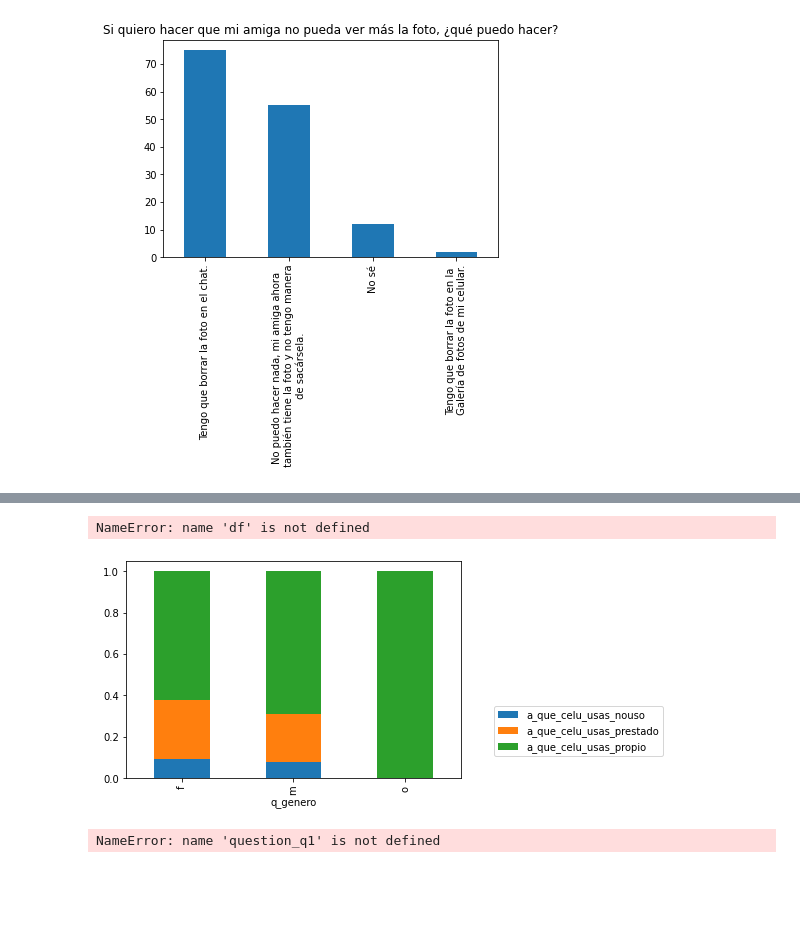
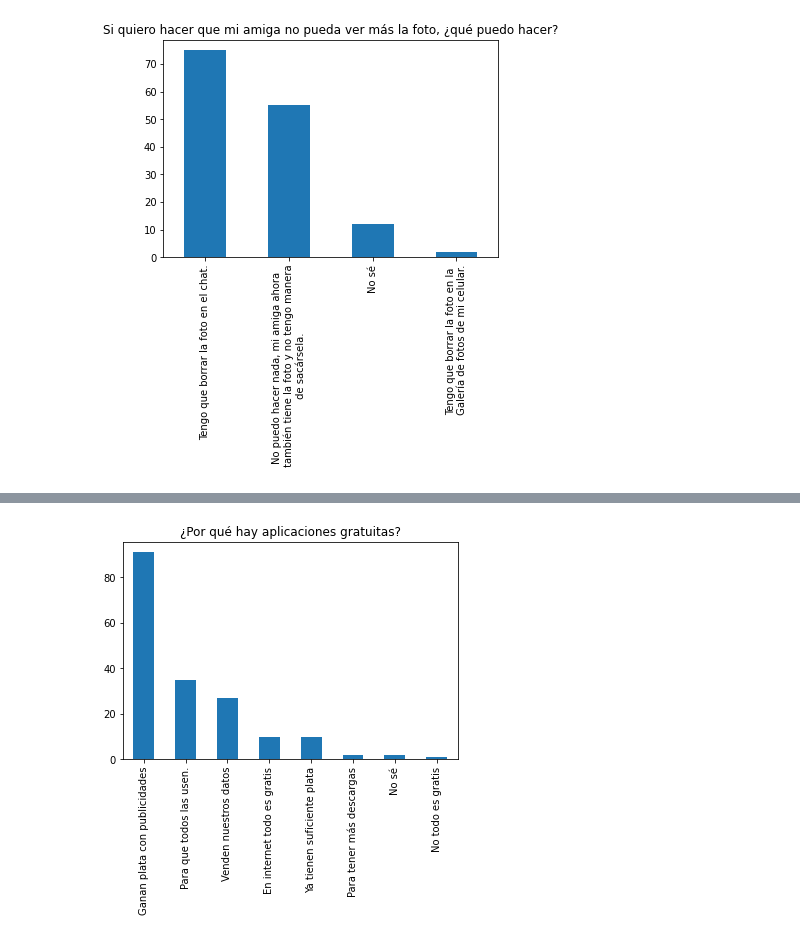
Before and after one commit to luparral/misconceptions, a Jupyter notebook: notebooks/Análisis exploratorio.ipynb, the cells around one changed output, grey strips where cells are left out. Drawn from its saved outputs; the diff is of its cells as text; code cells hidden in the pictures; blank space fills up the shorter version.

Commit message:
Ahora si todos los graficos del Form + limpieza

```diff
--- a/notebooks/Análisis exploratorio.ipynb
+++ b/notebooks/Análisis exploratorio.ipynb
@@ -193,34 +212,21 @@ plt.xticks(positions, labels);
 # %%
-# Sofi está en la calle sin Wi-Fi y le quiere mandar un mensaje de WhatsApp a Santi.  ¿Cuál de las cinco imágenes representa mejor la manera en la que el mensaje viaja?
-
-positions = (0, 1, 2, 3, 4, 5, 6, 7, 8)
+# ¿Por qué hay aplicaciones gratuitas?
+positions = (0, 1, 2, 3, 4, 5, 6, 7)
 labels = ("Ganan plata con publicidades", \
           "Para que todos las usen.", \
           "Venden nuestros datos", \
           "En internet todo es gratis", \
           "Ya tienen suficiente plata", \
+          "Para tener más descargas", \
           "No sé",
-          "Ganan plata por instalaciones", \
-          "No todo es gratis", \
-          "Para tener más instalaciones" )
+          "No todo es gratis")
 
 
 df["q_gratuidad"].str.replace(" ", "").str.get_dummies(sep=',') \
     .sum().sort_values(ascending=False).plot.bar()
 
 plt.title("¿Por qué hay aplicaciones gratuitas?")
 
 plt.xticks(positions, labels);
 # %% [output]
-NameError: name 'df' is not defined
+[figure, added]
-# %%
-# idea: agrupar por una caracteristica y ver si hay un patron en las respuestas
-counts = df.groupby("q_genero")["q_que_celu_usas"].value_counts().unstack()
-counts.div(counts.sum(axis=1), axis=0).plot.bar(stacked=True)
-plt.legend(loc=(1.1, 0.1));
-# %% [output]
-[figure, removed]
-# %%
-(df[question_q1] != answer_q1).head(30)
-# %% [output]
-NameError: name 'question_q1' is not defined
```
Also changed, not shown: parts of 9 cells of this notebook, 1 other file.
